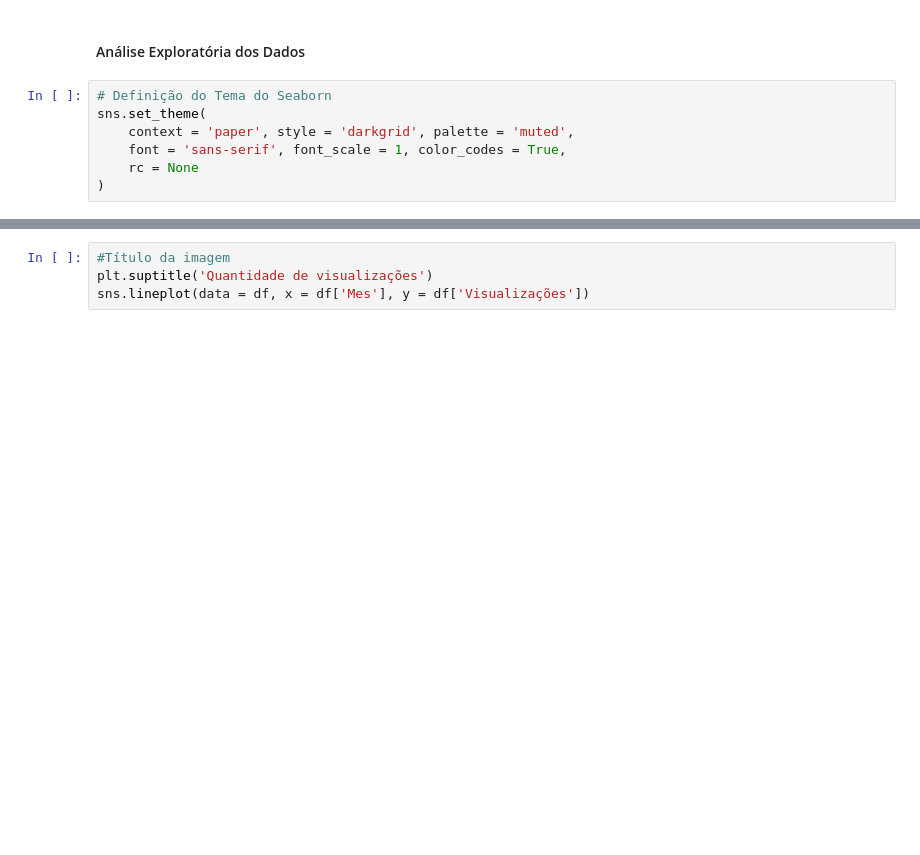
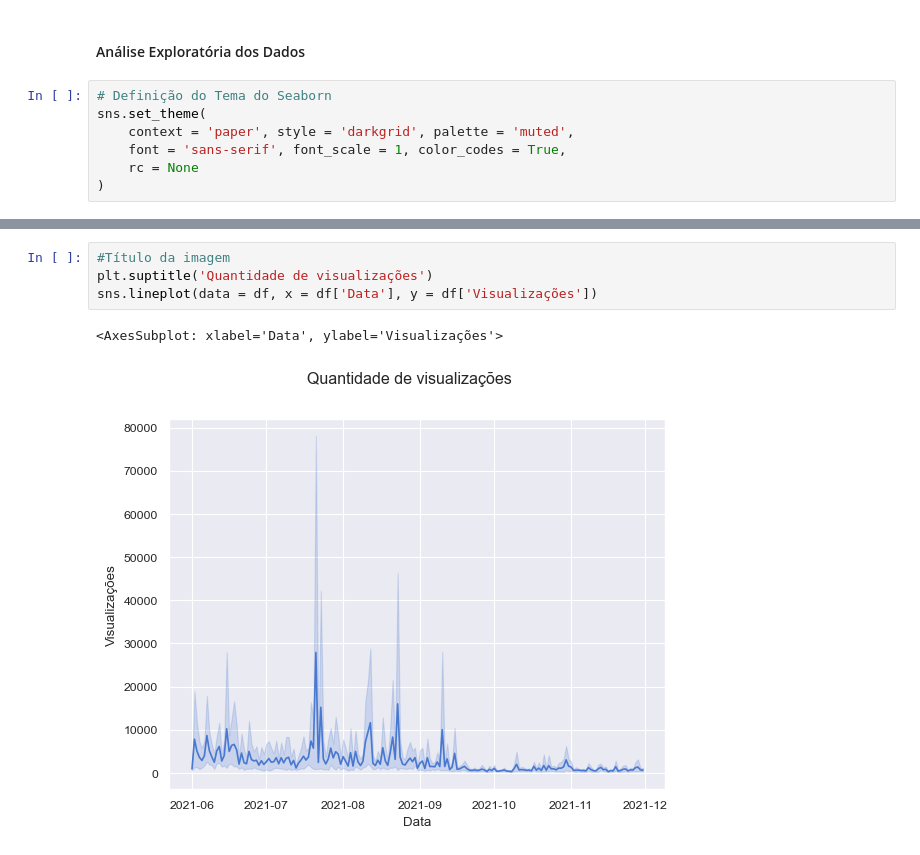
Before and after one commit to willyferreira/Alura_Challenge_BI_3, a Jupyter notebook: bloco_de_codigo.ipynb, the cells around one changed output, grey strips where cells are left out. Cells and saved outputs as stored; diff of their text form; blank space fills up the shorter version.

```diff
--- a/bloco_de_codigo.ipynb
+++ b/bloco_de_codigo.ipynb
@@ -141,4 +238,7 @@ df['Visualizações'].sum()
 # %%
 #Título da imagem
 plt.suptitle('Quantidade de visualizações')
-sns.lineplot(data = df, x = df['Mes'], y = df['Visualizações'])
+sns.lineplot(data = df, x = df['Data'], y = df['Visualizações'])
+# %% [output]
+<AxesSubplot: xlabel='Data', ylabel='Visualizações'>
+[figure, added]
```
Also changed, not shown: parts of 9 cells of this notebook.
